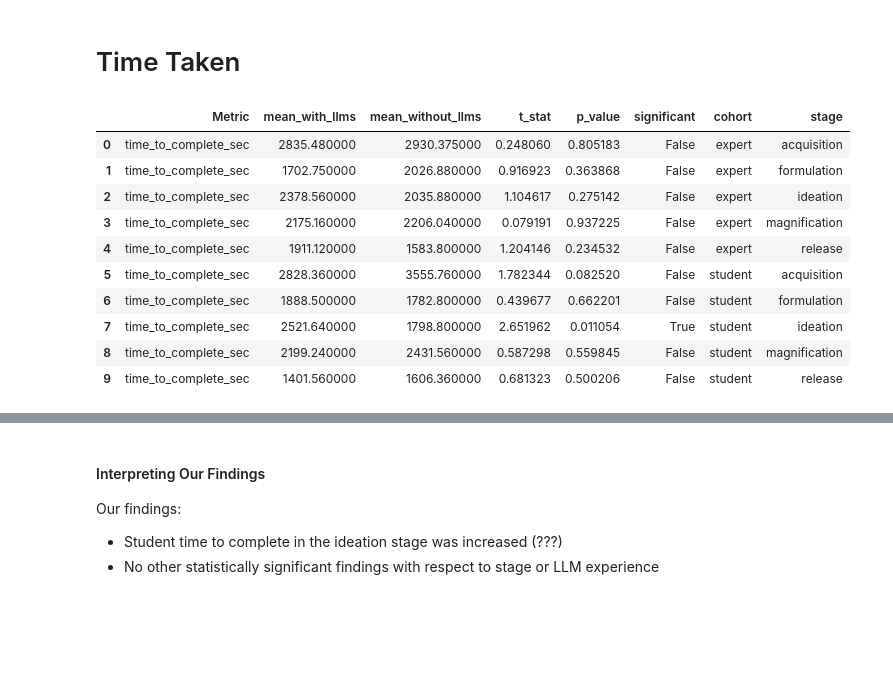
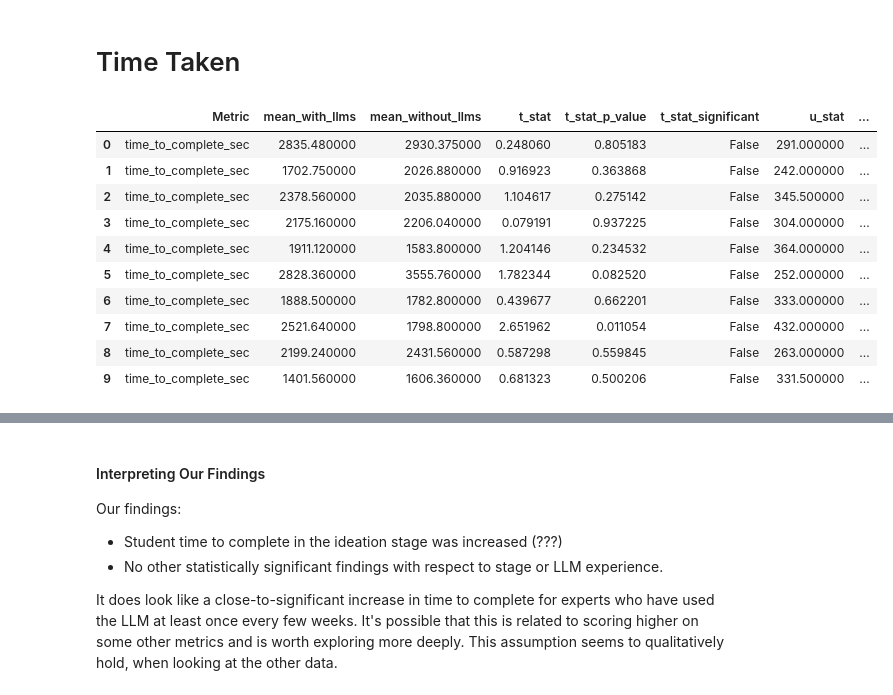
Before and after one commit to anwang427/statistical_analysis, a Jupyter notebook: notebooks/StatisticalAnalysis.ipynb, the cells around one changed output, grey strips where cells are left out. Drawn from its saved outputs; the diff is of its cells as text; code cells hidden in the pictures; blank space fills up the shorter version.

```diff
--- a/notebooks/StatisticalAnalysis.ipynb
+++ b/notebooks/StatisticalAnalysis.ipynb
@@ -21,7 +42,7 @@ import numpy as np
 # Define statistical analysis helper functions
 # These actually perform the statistical tests
 
-def compare_performance(data, metric, group_by='assignment', compare_groups=('llm_internet', 'internet_only')):
+def compare_performance(data, metric, group_by='assignment', compare_groups=('llm_internet', 'internet_only'), threshold=0.05):
     # Split the data into groups
     group1 = data[data[group_by] == compare_groups[0]][metric]
     group2 = data[data[group_by] == compare_groups[1]][metric]
@@ -32,12 +53,18 @@ def compare_performance(data, metric, group_by='assignment', compare_groups=('ll
     # Perform t-test (Welch's). We don't need a distribution of t-values because we're directly getting the p_value
     t_stat, p_value = ttest_ind(group1, group2, nan_policy='omit', equal_var=False)
 
+    # Perform Mann-Whitney U test
+    u_stat, p_value_mw = mannwhitneyu(group1, group2, nan_policy='omit', alternative='two-sided')
+
     return {
         'mean_with_llms': mean1,
         'mean_without_llms': mean2,
         't_stat': abs(t_stat),
-        'p_value': p_value,
-        'significant': p_value < 0.05
+        't_stat_p_value': p_value,
+        't_stat_significant': p_value < threshold,
+        'u_stat': abs(u_stat),
+        'u_stat_p_value': p_value_mw,
+        'u_stat_significant': p_value_mw < threshold
     }
 # %%
 # Define statistical analysis main functions
@@ -54,6 +81,12 @@ def compare_performance_across_multiple_segments(data, metrics, group_by='assign
         segment_combinations = data.groupby(segment_dimensions).size().reset_index()[segment_dimensions].values.tolist()
     else:
         segment_combinations = [(segment,) for segment in data[segment_dimensions[0]].unique()] if segment_dimensions else [None]
+
+    # Determine the number of comparisons for Bonferroni correction
+    total_comparisons = len(metrics) * len(segment_combinations)
+    if compare_groups is None:
+        compare_groups = data[group_by].unique()  # This might need adjustment based on the data
+    total_comparisons *= len(compare_groups) if len(compare_groups) > 2 else 1  # Adjust based on your specific logic
 
     for segment in segment_combinations:
         # Filter data for the current combination of segments
@@ -71,7 +104,7 @@ def compare_performance_across_multiple_segments(data, metrics, group_by='assign
         for metric in metrics:
             if len(compare_groups) >= 2:
                 # Perform comparison using the first two groups
-                comparison_result = compare_performance(segment_data, metric, group_by, compare_groups[:2])
+                comparison_result = compare_performance(segment_data, metric, group_by, compare_groups[:2], threshold = 0.05 / total_comparisons)
 
                 # Construct result entry
                 result_entry = {
@@ -357,21 +397,21 @@ time_to_complete_comparison_results = compare_performance_across_multiple_segmen
 # %%
 styled_table = time_to_complete_comparison_results.style.apply(
     lambda x: ['background-color: lightblue' if v else '' for v in x],
-    subset=['significant']
+    subset=['t_stat_significant', 'u_stat_significant']
 )
 styled_table
 # %% [output]
-|  | Metric | mean_with_llms | mean_without_llms | t_stat | p_value | significant | cohort | stage |
-| 0 | time_to_complete_sec | 2835.480000 | 2930.375000 | 0.248060 | 0.805183 | False | expert | acquisition |
-| 1 | time_to_complete_sec | 1702.750000 | 2026.880000 | 0.916923 | 0.363868 | False | expert | formulation |
-| 2 | time_to_complete_sec | 2378.560000 | 2035.880000 | 1.104617 | 0.275142 | False | expert | ideation |
-| 3 | time_to_complete_sec | 2175.160000 | 2206.040000 | 0.079191 | 0.937225 | False | expert | magnification |
-| 4 | time_to_complete_sec | 1911.120000 | 1583.800000 | 1.204146 | 0.234532 | False | expert | release |
-| 5 | time_to_complete_sec | 2828.360000 | 3555.760000 | 1.782344 | 0.082520 | False | student | acquisition |
-| 6 | time_to_complete_sec | 1888.500000 | 1782.800000 | 0.439677 | 0.662201 | False | student | formulation |
-| 7 | time_to_complete_sec | 2521.640000 | 1798.800000 | 2.651962 | 0.011054 | True | student | ideation |
-| 8 | time_to_complete_sec | 2199.240000 | 2431.560000 | 0.587298 | 0.559845 | False | student | magnification |
-| 9 | time_to_complete_sec | 1401.560000 | 1606.360000 | 0.681323 | 0.500206 | False | student | release |
+|  | Metric | mean_with_llms | mean_without_llms | t_stat | t_stat_p_value | t_stat_significant | u_stat | ... |
+| 0 | time_to_complete_sec | 2835.480000 | 2930.375000 | 0.248060 | 0.805183 | False | 291.000000 | ... |
+| 1 | time_to_complete_sec | 1702.750000 | 2026.880000 | 0.916923 | 0.363868 | False | 242.000000 | ... |
+| 2 | time_to_complete_sec | 2378.560000 | 2035.880000 | 1.104617 | 0.275142 | False | 345.500000 | ... |
+| 3 | time_to_complete_sec | 2175.160000 | 2206.040000 | 0.079191 | 0.937225 | False | 304.000000 | ... |
+| 4 | time_to_complete_sec | 1911.120000 | 1583.800000 | 1.204146 | 0.234532 | False | 364.000000 | ... |
+| 5 | time_to_complete_sec | 2828.360000 | 3555.760000 | 1.782344 | 0.082520 | False | 252.000000 | ... |
+| 6 | time_to_complete_sec | 1888.500000 | 1782.800000 | 0.439677 | 0.662201 | False | 333.000000 | ... |
+| 7 | time_to_complete_sec | 2521.640000 | 1798.800000 | 2.651962 | 0.011054 | False | 432.000000 | ... |
+| 8 | time_to_complete_sec | 2199.240000 | 2431.560000 | 0.587298 | 0.559845 | False | 263.000000 | ... |
+| 9 | time_to_complete_sec | 1401.560000 | 1606.360000 | 0.681323 | 0.500206 | False | 331.500000 | ... |
 # %%
 # Segmenting by llm experience
 metrics_to_compare = ['time_to_complete_sec']
@@ -402,4 +442,6 @@ styled_table
 #### Interpreting Our Findings
 Our findings:
 - Student time to complete in the ideation stage was increased (???)
-- No other statistically significant findings with respect to stage or LLM experience
+- No other statistically significant findings with respect to stage or LLM experience.
+
+It does look like a close-to-significant increase in time to complete for experts who have used the LLM at least once every few weeks. It's possible that this is related to scoring higher on some other metrics and is worth exploring more deeply. This assumption seems to qualitatively hold, when looking at the other data.
```
Also changed, not shown: parts of 17 cells of this notebook, 3 other files.
